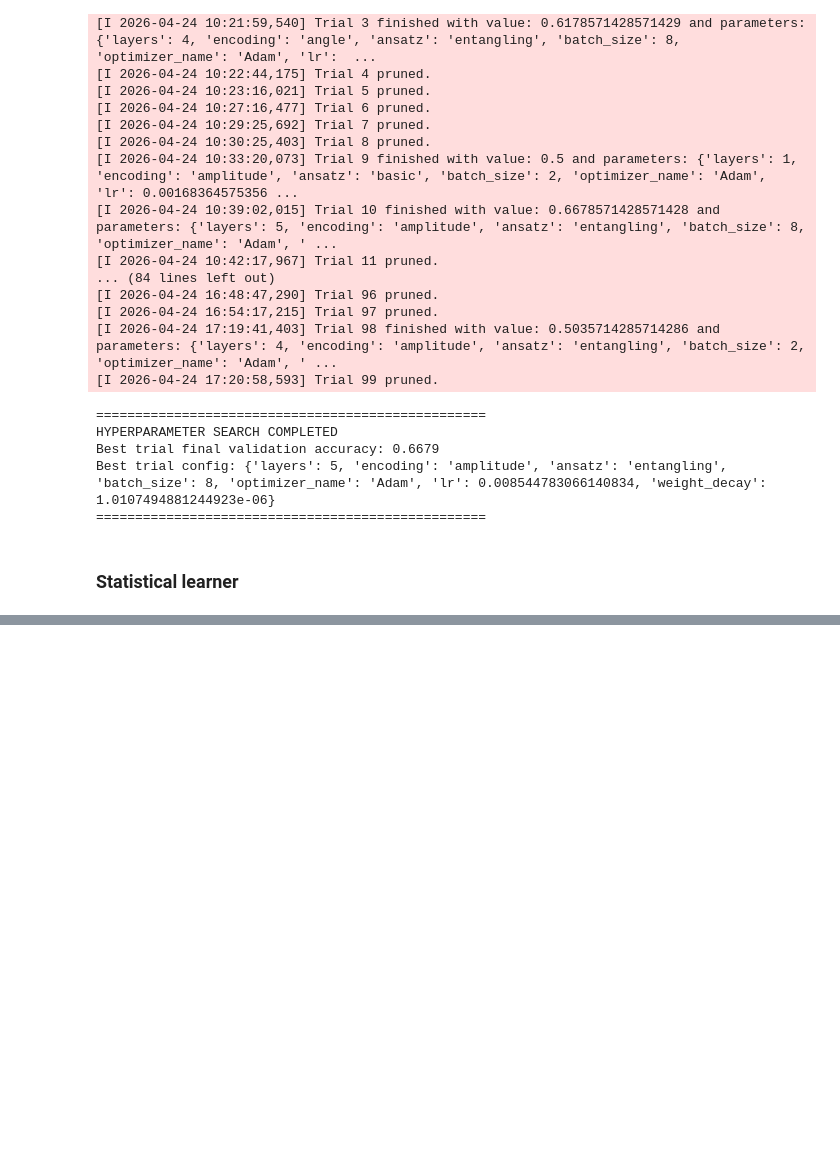
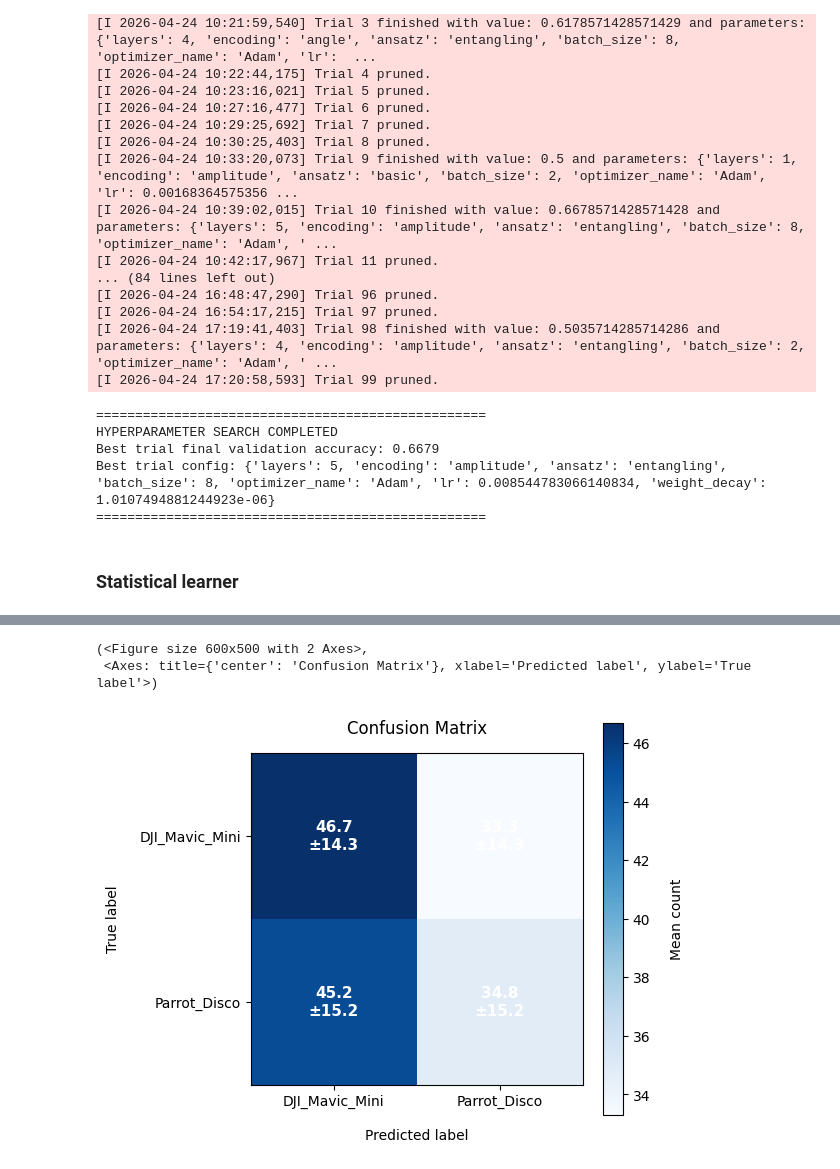
Before and after one commit to AdrianPanasiewicz/QML_for_radar_classification, a Jupyter notebook: MachineLearning/training_pipeline.ipynb, the cells around one changed output, grey strips where cells are left out. Drawn from its saved outputs; the diff is of its cells as text; code cells hidden in the pictures; blank space fills up the shorter version.

```diff
--- a/MachineLearning/training_pipeline.ipynb
+++ b/MachineLearning/training_pipeline.ipynb
@@ -671,0 +692,6 @@ plotter.plot_statistics(means, stds)
+# %%
+plotter.plot_confusion_matrix(metrics_dict_qnn, significant_digits=1)
+# %% [output]
+(<Figure size 600x500 with 2 Axes>,
+ <Axes: title={'center': 'Confusion Matrix'}, xlabel='Predicted label', ylabel='True label'>)
+[figure, added]
```
Also changed, not shown: parts of 11 cells of this notebook, 4 other files.
